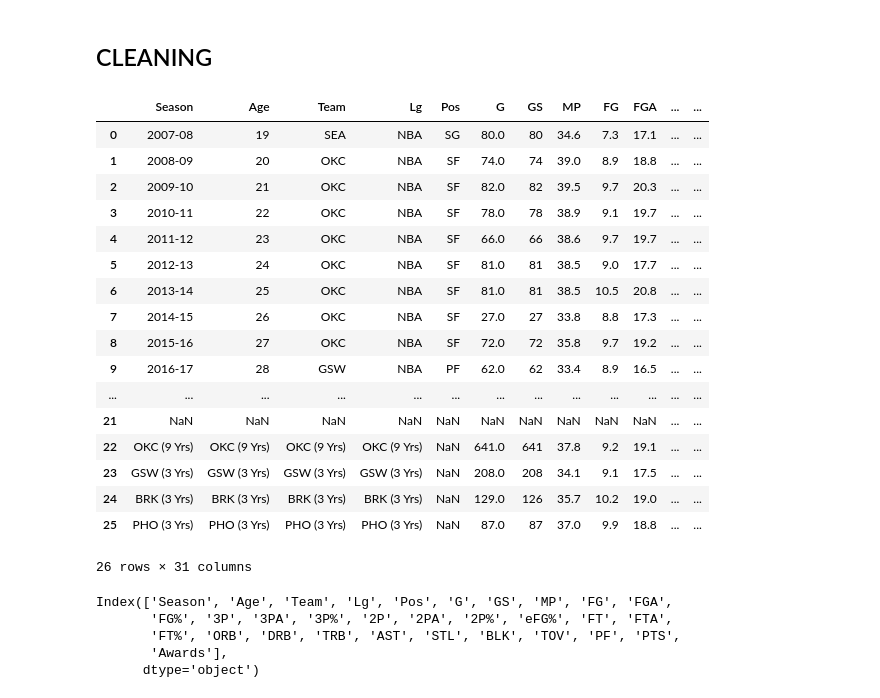
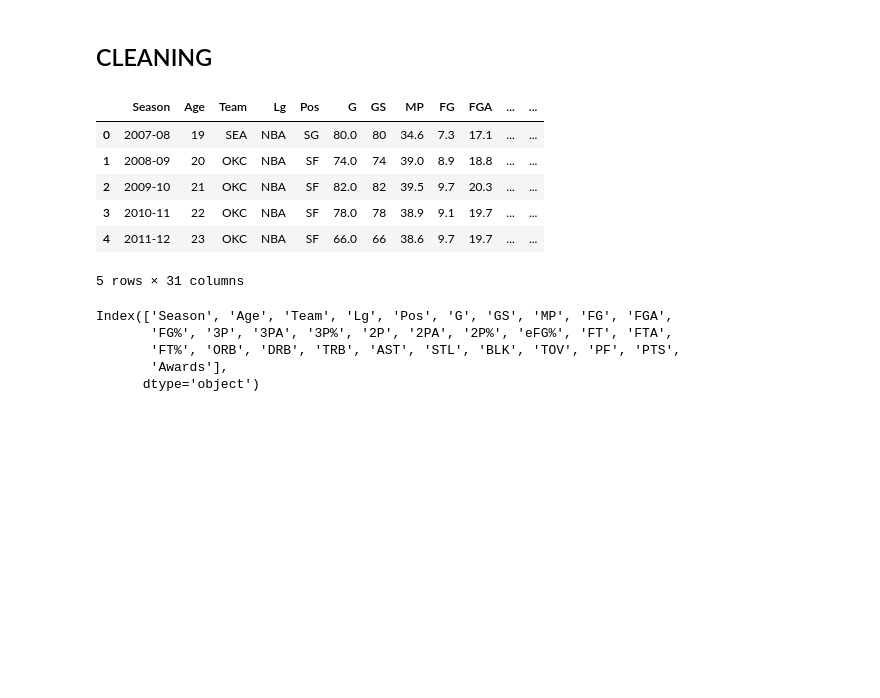
Before and after one commit to jr0ver/Easy-NBA, a Jupyter notebook: jupyter/Basketball Reference Tables.ipynb, the cells around one changed output. Saved outputs shown, nothing was run; the diff lists cells and outputs as text; code cells hidden in the pictures; blank space fills up the shorter version.

```diff
--- a/jupyter/Basketball Reference Tables.ipynb
+++ b/jupyter/Basketball Reference Tables.ipynb
@@ -105,31 +94,20 @@ Raw data works well, will do cleaning later
 # %%
 def convert_type(df: pd.DataFrame) -> pd.DataFrame:
     numerical_columns = ["G", "PTS", "TRB", "AST", "STL", "BLK"]
     for col in numerical_columns:
         df[col] = pd.to_numeric(df[col], errors="coerce")
     return df
 
 df = convert_type(reg)
-df
+df.head()
 # %% [output]
 |  | Season | Age | Team | Lg | Pos | G | GS | MP | FG | FGA | ... | ... |
 | 0 | 2007-08 | 19 | SEA | NBA | SG | 80.0 | 80 | 34.6 | 7.3 | 17.1 | ... | ... |
 | 1 | 2008-09 | 20 | OKC | NBA | SF | 74.0 | 74 | 39.0 | 8.9 | 18.8 | ... | ... |
 | 2 | 2009-10 | 21 | OKC | NBA | SF | 82.0 | 82 | 39.5 | 9.7 | 20.3 | ... | ... |
 | 3 | 2010-11 | 22 | OKC | NBA | SF | 78.0 | 78 | 38.9 | 9.1 | 19.7 | ... | ... |
 | 4 | 2011-12 | 23 | OKC | NBA | SF | 66.0 | 66 | 38.6 | 9.7 | 19.7 | ... | ... |
-| 5 | 2012-13 | 24 | OKC | NBA | SF | 81.0 | 81 | 38.5 | 9.0 | 17.7 | ... | ... |
-| 6 | 2013-14 | 25 | OKC | NBA | SF | 81.0 | 81 | 38.5 | 10.5 | 20.8 | ... | ... |
-| 7 | 2014-15 | 26 | OKC | NBA | SF | 27.0 | 27 | 33.8 | 8.8 | 17.3 | ... | ... |
-| 8 | 2015-16 | 27 | OKC | NBA | SF | 72.0 | 72 | 35.8 | 9.7 | 19.2 | ... | ... |
-| 9 | 2016-17 | 28 | GSW | NBA | PF | 62.0 | 62 | 33.4 | 8.9 | 16.5 | ... | ... |
-| ... | ... | ... | ... | ... | ... | ... | ... | ... | ... | ... | ... | ... |
-| 21 | NaN | NaN | NaN | NaN | NaN | NaN | NaN | NaN | NaN | NaN | ... | ... |
-| 22 | OKC (9 Yrs) | OKC (9 Yrs) | OKC (9 Yrs) | OKC (9 Yrs) | NaN | 641.0 | 641 | 37.8 | 9.2 | 19.1 | ... | ... |
-| 23 | GSW (3 Yrs) | GSW (3 Yrs) | GSW (3 Yrs) | GSW (3 Yrs) | NaN | 208.0 | 208 | 34.1 | 9.1 | 17.5 | ... | ... |
-| 24 | BRK (3 Yrs) | BRK (3 Yrs) | BRK (3 Yrs) | BRK (3 Yrs) | NaN | 129.0 | 126 | 35.7 | 10.2 | 19.0 | ... | ... |
-| 25 | PHO (3 Yrs) | PHO (3 Yrs) | PHO (3 Yrs) | PHO (3 Yrs) | NaN | 87.0 | 87 | 37.0 | 9.9 | 18.8 | ... | ... |
-26 rows × 31 columns
+5 rows × 31 columns
 # %%
 df.columns
 # %% [output]
```
Also changed, not shown: parts of 9 cells of this notebook, 1 other file.
